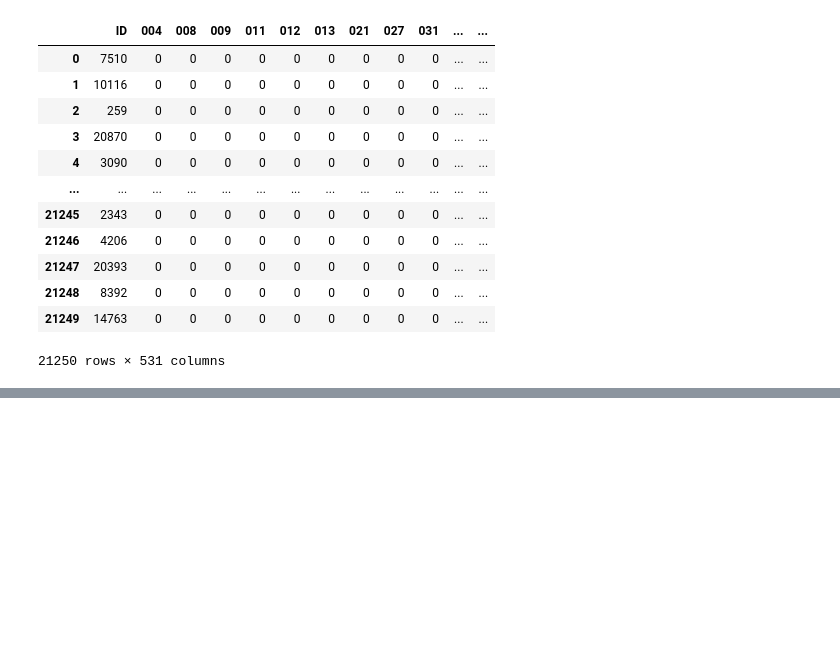
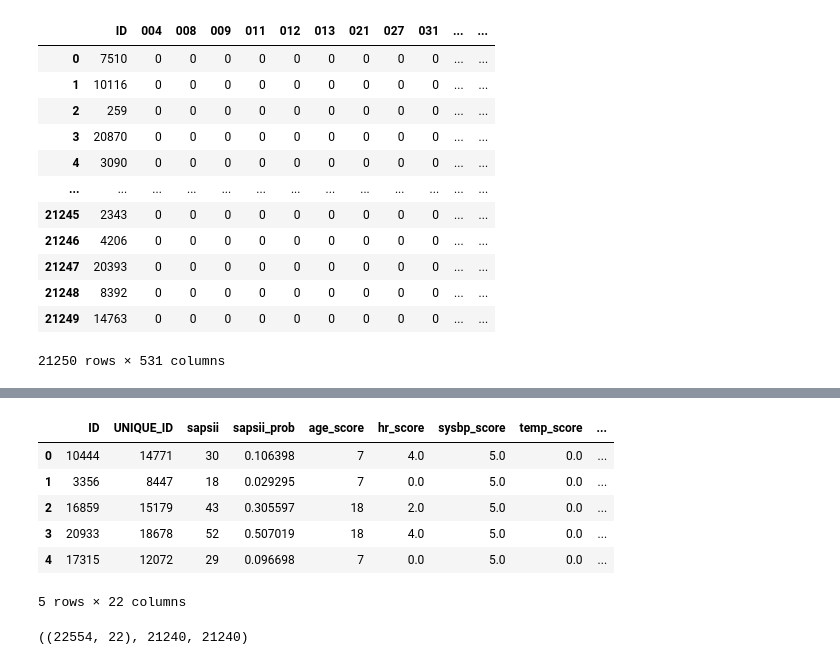
Before and after one commit to keytsuda/Continuous-Monitoring-of-Vital, a Jupyter notebook: GRUODEBayse/makeGRUODE_tags_and_covs.ipynb, the cells around one changed output, grey strips where cells are left out. Drawn from its saved outputs; the diff is of its cells as text; code cells hidden in the pictures; blank space fills up the shorter version.

```diff
--- a/GRUODEBayse/makeGRUODE_tags_and_covs.ipynb
+++ b/GRUODEBayse/makeGRUODE_tags_and_covs.ipynb
@@ -168,0 +247,14 @@ covs.to_csv(outfile_path+"GRU_ODE_covariates.csv",index=False)
+# %%
+temp = saps.iloc[:,range(4,21)]
+temp = pd.concat([temp,saps.iloc[:,range(22,25)]], axis=1)
+temp = pd.concat([saps.loc[:,["ID","UNIQUE_ID"]],temp], axis=1)
+saps = temp
+temp.head()
+# %% [output]
+|  | ID | UNIQUE_ID | sapsii | sapsii_prob | age_score | hr_score | sysbp_score | temp_score | ... |
+| 0 | 10444 | 14771 | 30 | 0.106398 | 7 | 4.0 | 5.0 | 0.0 | ... |
+| 1 | 3356 | 8447 | 18 | 0.029295 | 7 | 0.0 | 5.0 | 0.0 | ... |
+| 2 | 16859 | 15179 | 43 | 0.305597 | 18 | 2.0 | 5.0 | 0.0 | ... |
+| 3 | 20933 | 18678 | 52 | 0.507019 | 18 | 4.0 | 5.0 | 0.0 | ... |
+| 4 | 17315 | 12072 | 29 | 0.096698 | 7 | 0.0 | 5.0 | 0.0 | ... |
+5 rows × 22 columns
@@ -168,0 +263,4 @@ covs.to_csv(outfile_path+"GRU_ODE_covariates.csv",index=False)
+# %%
+saps.shape, len(saps["ID"].unique()), len(saps["UNIQUE_ID"].unique())
+# %% [output]
+((22554, 22), 21240, 21240)
```
Also changed, not shown: parts of 12 cells of this notebook, 29 other files.
